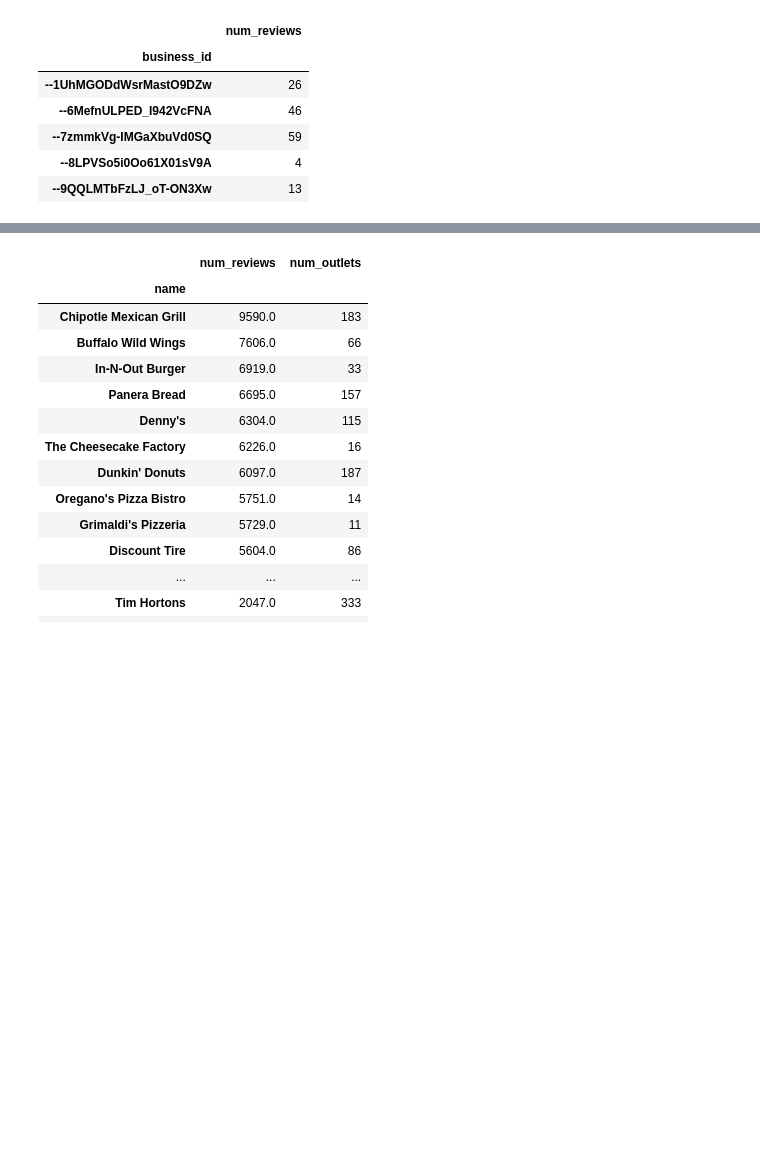
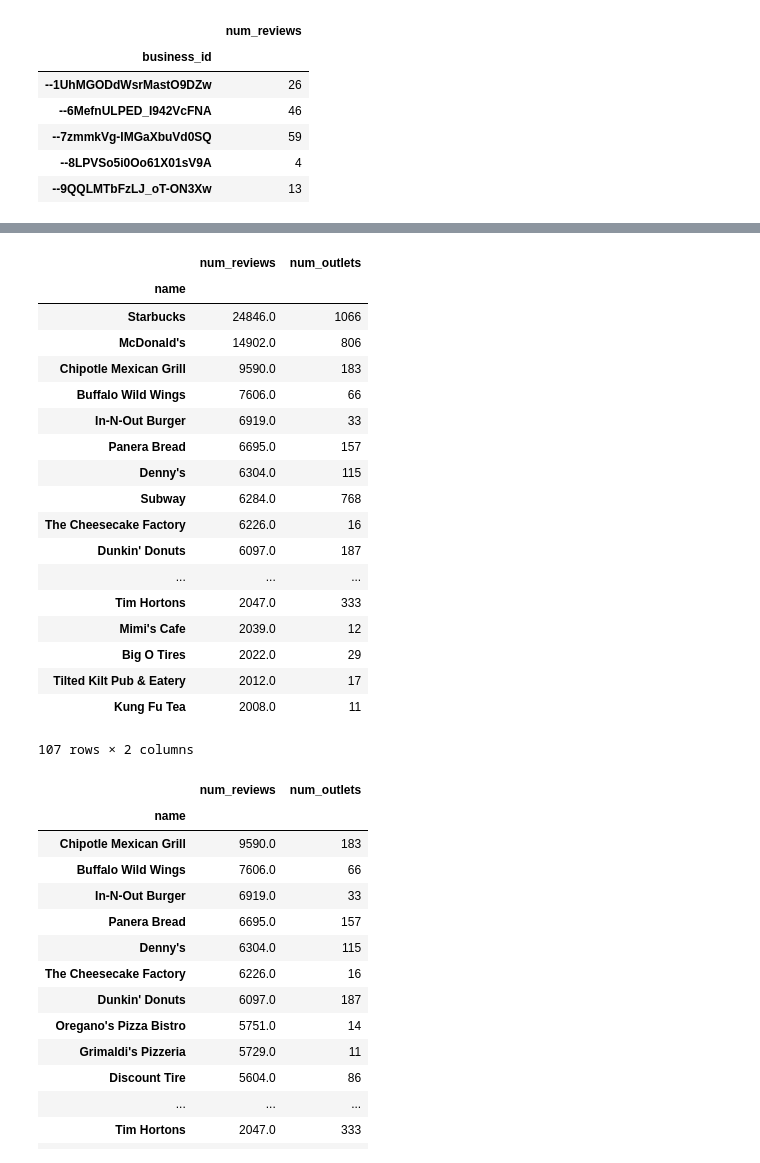
Before and after one commit to leeyenter/bt4014-yelp, a Jupyter notebook: Business Analysis - YT.ipynb, the cells around one changed output, grey strips where cells are left out. Cells and saved outputs as stored; diff of their text form; code cells hidden in the pictures; blank space fills up the shorter version.

```diff
--- a/Business Analysis - YT.ipynb
+++ b/Business Analysis - YT.ipynb
@@ -115,3 +133,25 @@ sns.scatterplot(x = df.num_outlets, y = df.num_reviews)
+# %%
+df[(df.num_outlets > 9) & (df.num_reviews > 2000)].sort_values('num_reviews', ascending=False)
+# %% [output]
+|  | num_reviews | num_outlets |
+| name |  |  |
+| Starbucks | 24846.0 | 1066 |
+| McDonald's | 14902.0 | 806 |
+| Chipotle Mexican Grill | 9590.0 | 183 |
+| Buffalo Wild Wings | 7606.0 | 66 |
+| In-N-Out Burger | 6919.0 | 33 |
+| Panera Bread | 6695.0 | 157 |
+| Denny's | 6304.0 | 115 |
+| Subway | 6284.0 | 768 |
+| The Cheesecake Factory | 6226.0 | 16 |
+| Dunkin' Donuts | 6097.0 | 187 |
+| ... | ... | ... |
+| Tim Hortons | 2047.0 | 333 |
+| Mimi's Cafe | 2039.0 | 12 |
+| Big O Tires | 2022.0 | 29 |
+| Tilted Kilt Pub & Eatery | 2012.0 | 17 |
+| Kung Fu Tea | 2008.0 | 11 |
+107 rows × 2 columns
 # %%
 df[(df.num_outlets < 700) & (df.num_outlets > 9) & (df.num_reviews > 2000)].sort_values('num_reviews', ascending=False)
 # %% [output]
```
Also changed, not shown: parts of 6 cells of this notebook, 1 other file.
